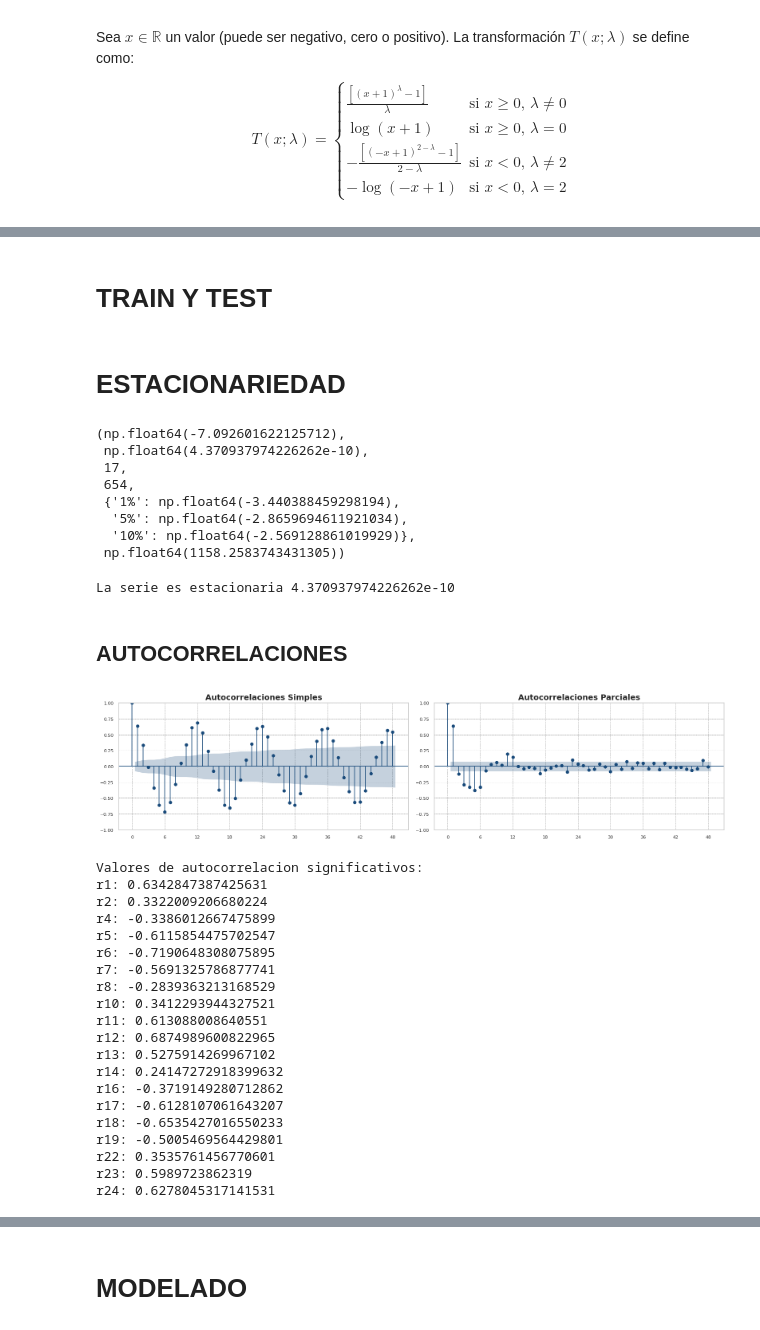
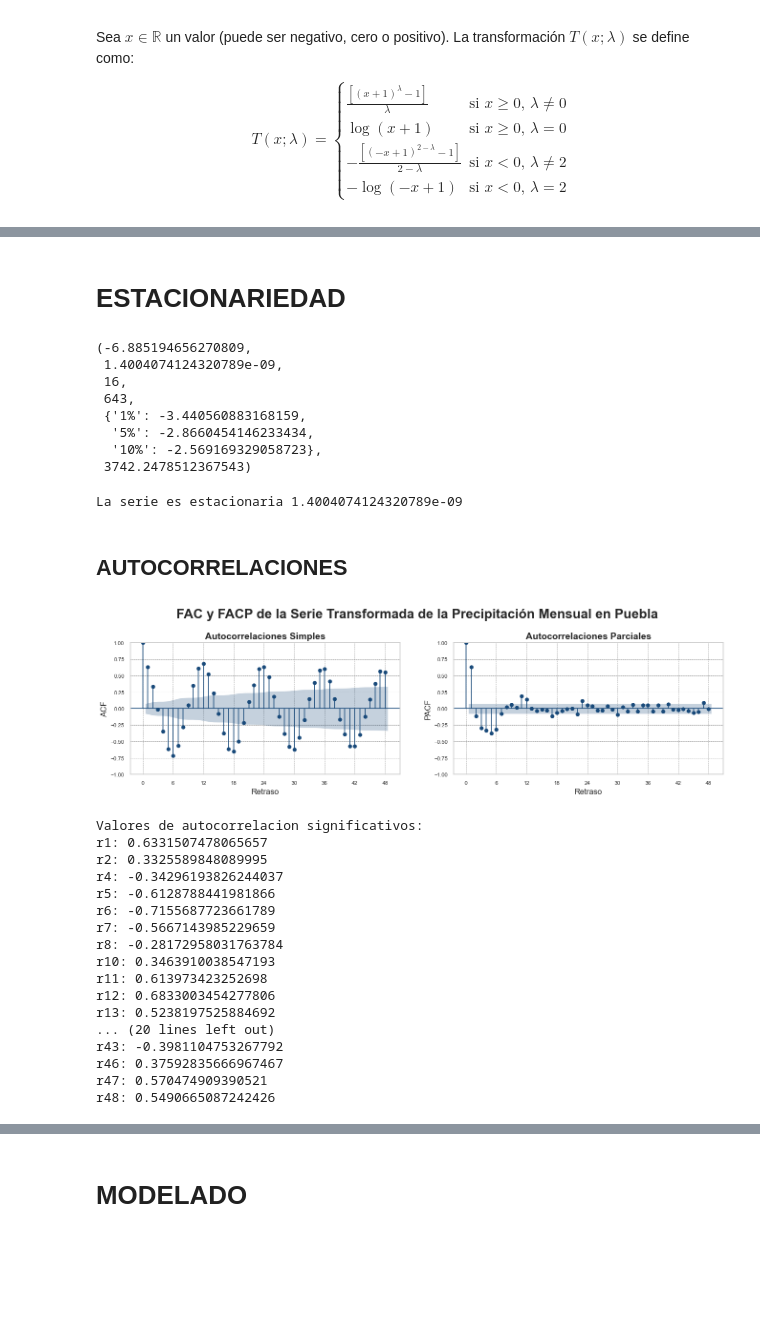
Before and after one commit to heritaco/Time-Series, a Jupyter notebook: 05-SARIMA/01-Transformacion-Yeo-Johnson/01-Precipitacion-en-Puebla.ipynb, the cells around one changed output, grey strips where cells are left out. Cells and saved outputs as stored; diff of their text form; code cells hidden in the pictures; blank space fills up the shorter version.

```diff
--- a/05-SARIMA/01-Transformacion-Yeo-Johnson/01-Precipitacion-en-Puebla.ipynb
+++ b/05-SARIMA/01-Transformacion-Yeo-Johnson/01-Precipitacion-en-Puebla.ipynb
@@ -110,3 +112,10 @@ plt.show()
+# %%
+# Partir la serie para train y test
+pre_total = pre.copy()          # Copia de la serie original
+
+# Todas hasta los ultimos 12 meses
+pre = pre_total[:-12]           # Entrenamiento: todos menos los últimos 12 meses
+pre_test = pre_total[-12:]      # Test: últimos 12 meses
 # %% [markdown]
 # **TRANSFORMACIÓN**
 # %% [markdown]
@@ -221,12 +200,3 @@ result.plot()
-# %% [markdown]
-# **TRAIN Y TEST**
-# %%
-# Partir la serie para train y test
-ypre_total = ypre.copy()          # Copia de la serie original
-
-# Todas hasta los ultimos 12 meses
-ypre = ypre_total[:-12]           # Entrenamiento: todos menos los últimos 12 meses
-ypre_test = ypre_total[-12:]      # Test: últimos 12 meses
 # %% [markdown]
 # **ESTACIONARIEDAD**
 # %%
@@ -234,21 +204,21 @@ from statsmodels.tsa.stattools import adfuller
 # %%
 adfuller(ypre)
 # %% [output]
-(np.float64(-7.092601622125712),
- np.float64(4.370937974226262e-10),
- 17,
- 654,
- {'1%': np.float64(-3.440388459298194),
-  '5%': np.float64(-2.8659694611921034),
-  '10%': np.float64(-2.569128861019929)},
- np.float64(1158.2583743431305))
+(-6.885194656270809,
+ 1.4004074124320789e-09,
+ 16,
+ 643,
+ {'1%': -3.440560883168159,
+  '5%': -2.8660454146233434,
+  '10%': -2.569169329058723},
+ 3742.2478512367543)
 # %%
 estacionariedad = adfuller(ypre)
 
 if estacionariedad[1] < 0.05:
     print("La serie es estacionaria", estacionariedad[1])
 # %% [output]
-La serie es estacionaria 4.370937974226262e-10
+La serie es estacionaria 1.4004074124320789e-09
 # %% [markdown]
 ## **AUTOCORRELACIONES**
 # %%
@@ -258,43 +228,45 @@ from fac_y_facps_significativas import *    # Este es el archivo que se usa para
 # %%
 fig, axs = plt.subplots(1, 2, figsize=(16, 4))
 
 plot_acf(ypre, lags=48, ax=axs[0])
 axs[0].xaxis.set_major_locator(plt.MultipleLocator(6))
 
 # axs[0].set_ylim(-0.04, 0.04)
 axs[0].set_title('Autocorrelaciones Simples')
+axs[0].set_xlabel('Retraso')
+axs[0].set_ylabel('ACF')
 
 plot_pacf(ypre, lags=48, ax=axs[1])
 # axs[1].set_ylim(-0.04, 0.04)
 axs[1].set_title('Autocorrelaciones Parciales')
+axs[1].set_xlabel('Retraso')
+axs[1].set_ylabel('PACF')
 axs[1].xaxis.set_major_locator(plt.MultipleLocator(6))
 
-plt.tight_layout()
+plt.subplots_adjust(top=0.8)
+plt.suptitle('FAC y FACP de la Serie Transformada de la Precipitación Mensual en Puebla', fontsize=20, weight='bold')
 plt.savefig('imagenes/04-acf_pacf.svg', bbox_inches='tight')
 plt.show()
 # %% [output]
-[figure, old version]
+[figure, new version]
 # %%
-fac = FAC(len(ypre), acf(ypre, nlags=24)[1:] )
+fac = FAC(len(ypre), acf(ypre, nlags=48)[1:] )
 # %% [output]
 Valores de autocorrelacion significativos:
-r1: 0.6342847387425631
-r2: 0.3322009206680224
-r4: -0.3386012667475899
-r5: -0.6115854475702547
-r6: -0.7190648308075895
-r7: -0.5691325786877741
-r8: -0.2839363213168529
-r10: 0.3412293944327521
-r11: 0.613088008640551
-r12: 0.6874989600822965
-r13: 0.5275914269967102
-r14: 0.24147272918399632
-r16: -0.3719149280712862
-r17: -0.6128107061643207
-r18: -0.6535427016550233
-r19: -0.5005469564429801
-r22: 0.3535761456770601
-r23: 0.5989723862319
-r24: 0.6278045317141531
+r1: 0.6331507478065657
+r2: 0.3325589848089995
+r4: -0.34296193826244037
+r5: -0.6128788441981866
+r6: -0.7155687723661789
+r7: -0.5667143985229659
+r8: -0.28172958031763784
+r10: 0.3463910038547193
+r11: 0.613973423252698
+r12: 0.6833003454277806
+r13: 0.5238197525884692
+... (20 lines left out)
+r43: -0.3981104753267792
+r46: 0.37592835666967467
+r47: 0.570474909390521
+r48: 0.5490665087242426
 # %%
```
Also changed, not shown: parts of 62 cells of this notebook, 14 other files.
